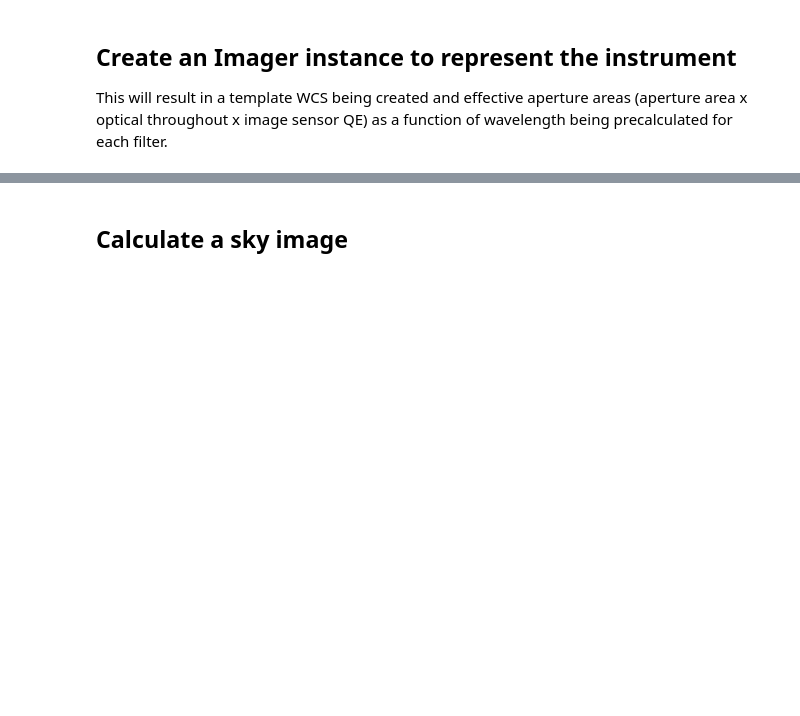
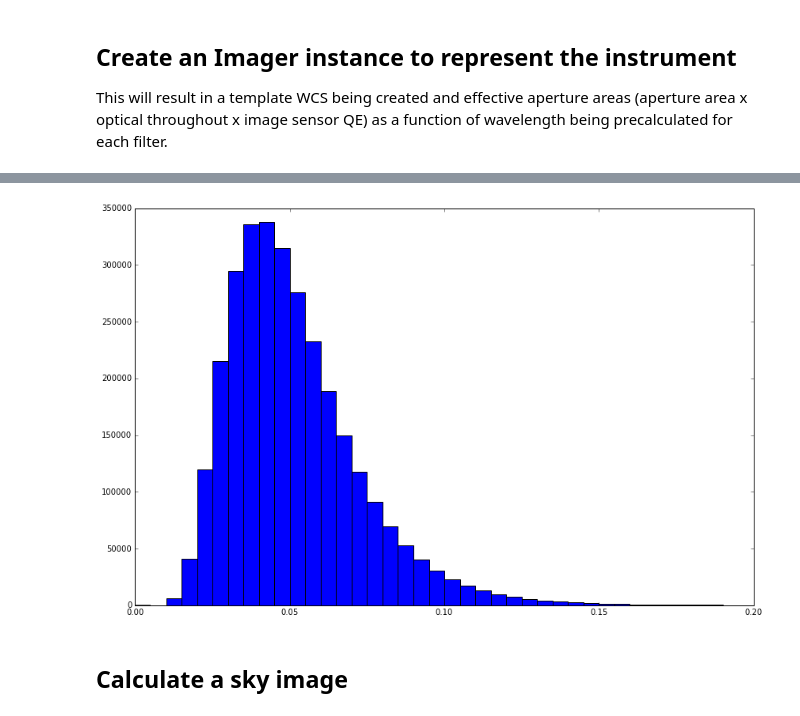
Before and after one commit to AnthonyHorton/astroimsim, a Jupyter notebook: Australian Space Eye.ipynb, the cells around one changed output, grey strips where cells are left out. Drawn from its saved outputs; the diff is of its cells as text; code cells hidden in the pictures; blank space fills up the shorter version.

```diff
--- a/Australian Space Eye.ipynb
+++ b/Australian Space Eye.ipynb
@@ -202,3 +230,7 @@ plt.title('Australian Space Eye Effective Aperture Area')
+# %%
+hist(ase.dark_frame.value.ravel(), bins=np.arange(0,0.2,0.005));
+# %% [output]
+[figure, added]
 # %% [markdown]
 ## Calculate a sky image
 # %%
```
Also changed, not shown: parts of 23 cells of this notebook, 1 other file.
